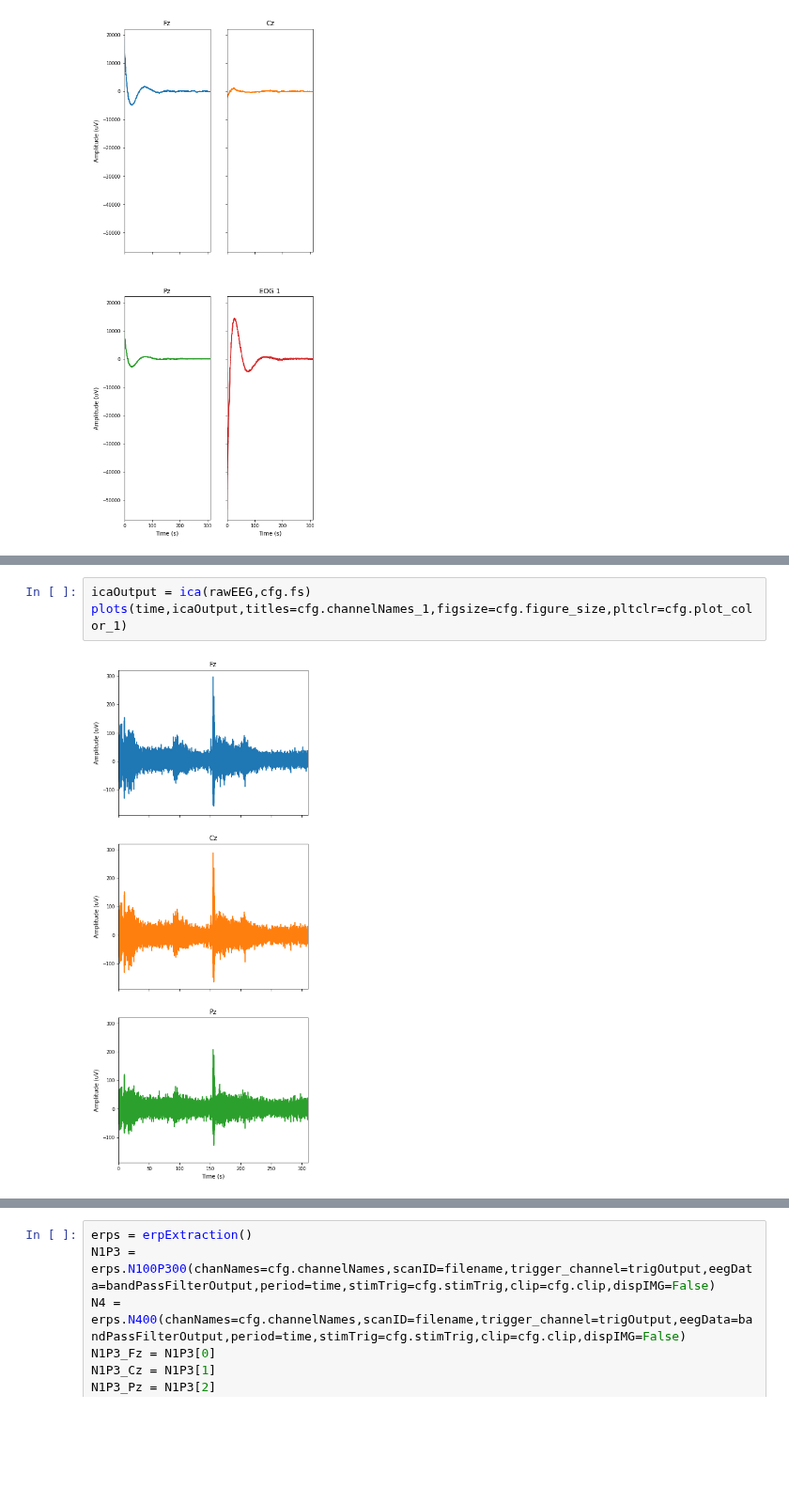
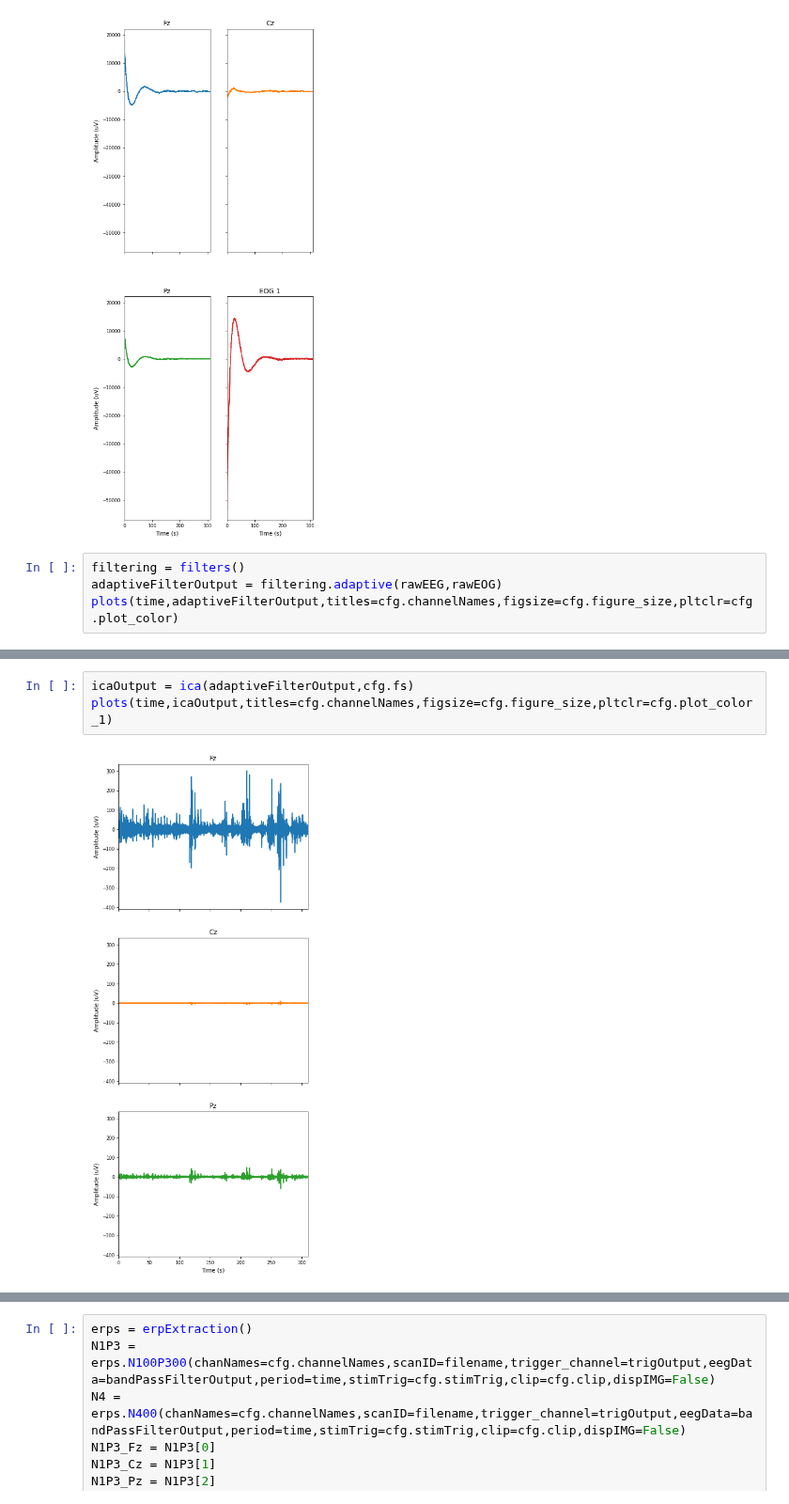
Before and after one commit to iggy96/Dementia-EEG-Analysis, a Jupyter notebook: pp_single_1.2.ipynb, the cells around one changed output, grey strips where cells are left out. Shown at 94% size. Saved outputs shown, nothing was run; the diff lists cells and outputs as text; blank space fills up the shorter version.

```diff
--- a/pp_single_1.2.ipynb
+++ b/pp_single_1.2.ipynb
@@ -37,3 +37,7 @@ trigOutput = fileObjects[4]
 plots(time,rawEEGEOG,titles=cfg.channelNames_1,figsize=cfg.figure_size,pltclr=cfg.plot_color_1)
 # %% [output]
 [figure]
+# %%
+filtering = filters()
+adaptiveFilterOutput = filtering.adaptive(rawEEG,rawEOG)
+plots(time,adaptiveFilterOutput,titles=cfg.channelNames,figsize=cfg.figure_size,pltclr=cfg.plot_color)
@@ -40,5 +46,5 @@ plots(time,rawEEGEOG,titles=cfg.channelNames_1,figsize=cfg.figure_size,pltclr=cf
 # %%
-icaOutput = ica(rawEEG,cfg.fs)
-plots(time,icaOutput,titles=cfg.channelNames_1,figsize=cfg.figure_size,pltclr=cfg.plot_color_1)
+icaOutput = ica(adaptiveFilterOutput,cfg.fs)
+plots(time,icaOutput,titles=cfg.channelNames,figsize=cfg.figure_size,pltclr=cfg.plot_color_1)
 # %% [output]
-[figure, old version]
+[figure, new version]
```
Also changed, not shown: parts of 6 cells of this notebook.
